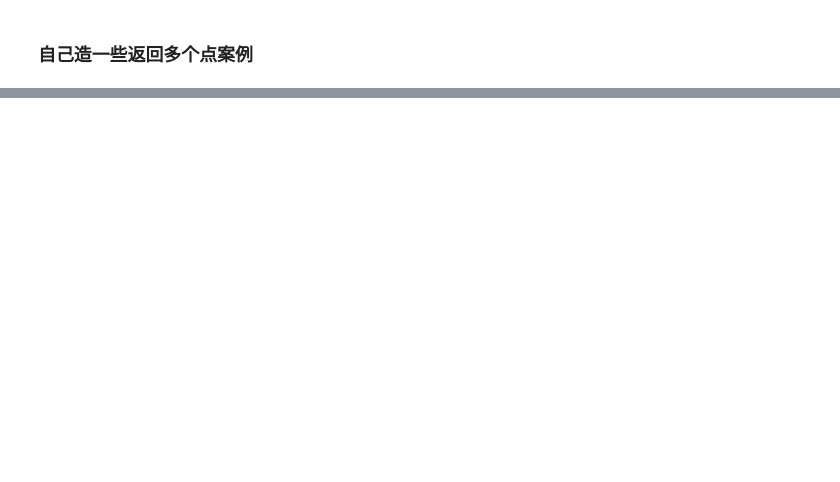
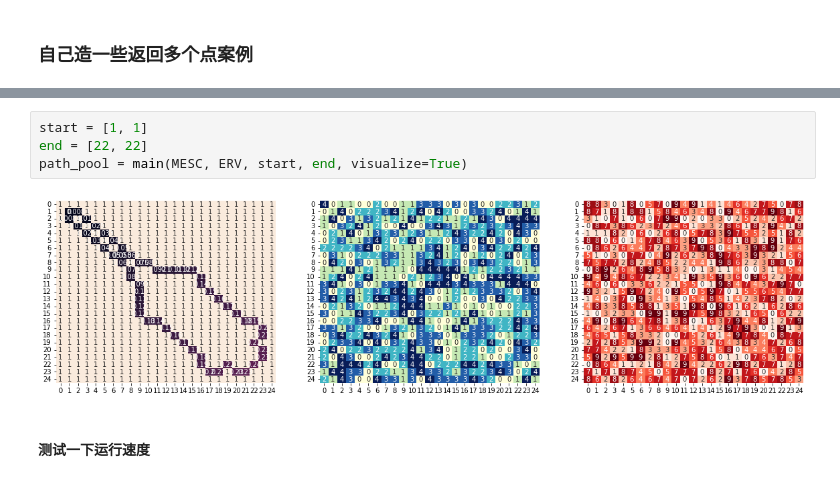
Before and after one commit to PANDASANG1231/landscape-ecological-network-optimization, a Jupyter notebook: src/002.greedy_search.ipynb, the cells around one changed output, grey strips where cells are left out. Cells and saved outputs as stored; diff of their text form; blank space fills up the shorter version.

```diff
--- a/src/002.greedy_search.ipynb
+++ b/src/002.greedy_search.ipynb
@@ -245,0 +304,8 @@ visualize(MESC, ERV, path_pool);
+# %%
+start = [1, 1]
+end = [22, 22]
+path_pool = main(MESC, ERV, start, end, visualize=True)
+# %% [output]
+[figure, added]
+# %% [markdown]
+#### 测试一下运行速度
```
Also changed, not shown: parts of 22 cells of this notebook, 4 other files.
